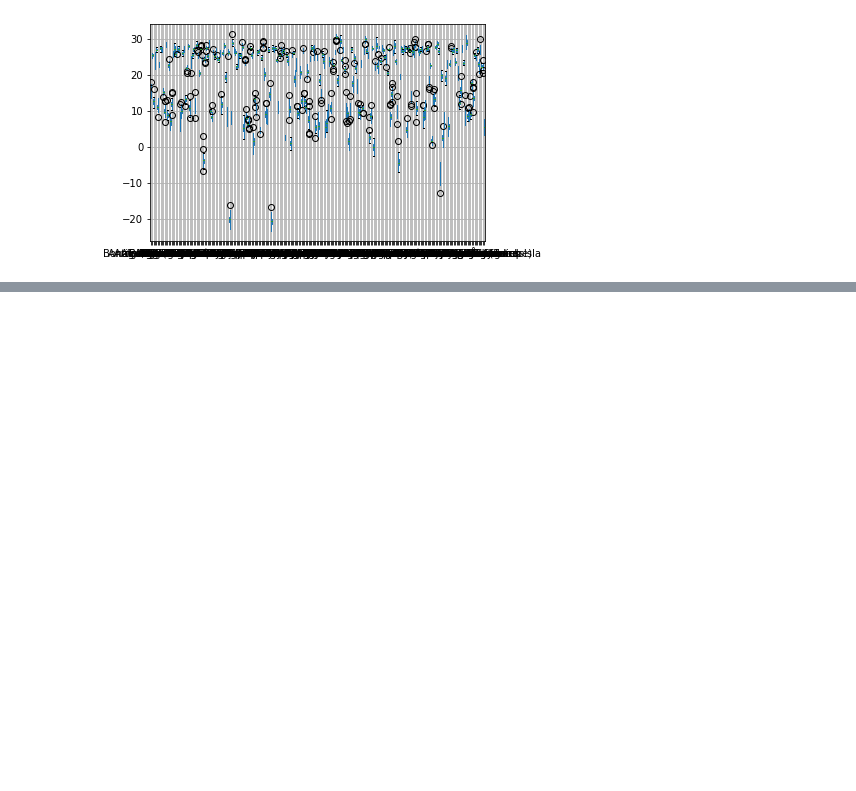
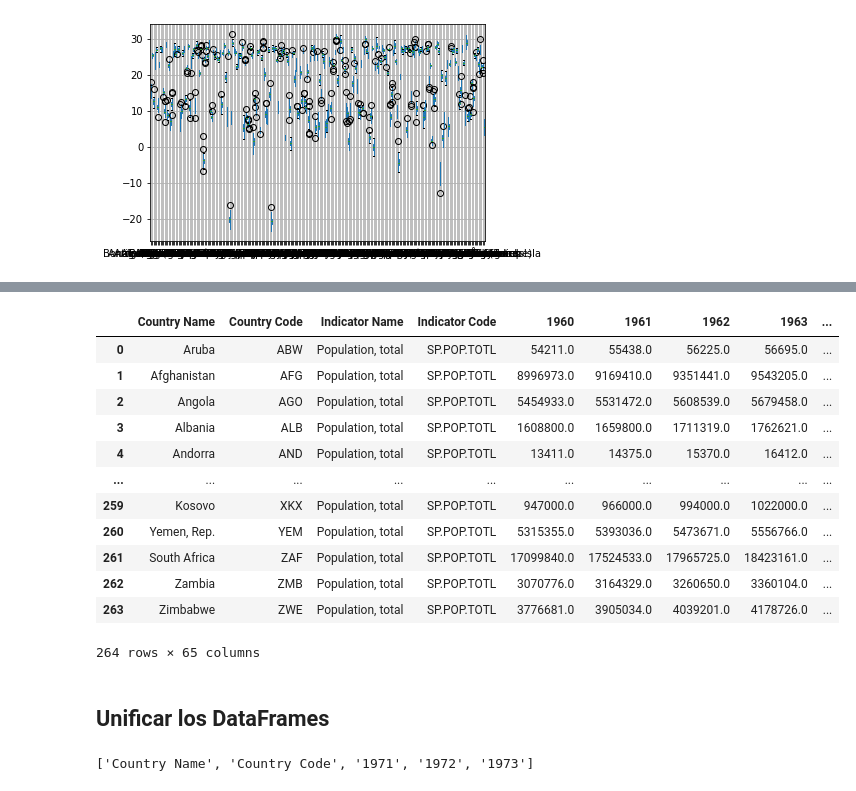
Before and after one commit to OscarABazanez/Manipulacion-y-Analisis-de-Datos-con-Pandas, a Jupyter notebook: rutina-tipica0manejo-de-datos.ipynb, the cells around one changed output, grey strips where cells are left out. Drawn from its saved outputs; the diff is of its cells as text; code cells hidden in the pictures; blank space fills up the shorter version.

```diff
--- a/rutina-tipica0manejo-de-datos.ipynb
+++ b/rutina-tipica0manejo-de-datos.ipynb
@@ -252,0 +267,30 @@ df_t_pivot.T.sample(8).T.boxplot(rot=45)
+# %%
+df_agri = pd.read_csv('db/API_AG.LND.AGRI.K2_DS2_en_csv_v2_716226.csv',header=2)
+df_fore = pd.read_csv('db/API_AG.LND.FRST.K2_DS2_en_csv_v2_716262.csv',header=2)
+df_elec = pd.read_csv('db/API_EG.USE.ELEC.KH.PC_DS2_en_csv_v2_715482.csv',header=2)
+df_co2e = pd.read_csv('db/API_EN.ATM.CO2E.KT_DS2_en_csv_v2_713263.csv',header=2)
+df_popu = pd.read_csv('db/API_SP.POP.TOTL_DS2_en_csv_v2_713131.csv',header=2)
+df_popu
+# %% [output]
+|  | Country Name | Country Code | Indicator Name | Indicator Code | 1960 | 1961 | 1962 | 1963 | ... |
+| 0 | Aruba | ABW | Population, total | SP.POP.TOTL | 54211.0 | 55438.0 | 56225.0 | 56695.0 | ... |
+| 1 | Afghanistan | AFG | Population, total | SP.POP.TOTL | 8996973.0 | 9169410.0 | 9351441.0 | 9543205.0 | ... |
+| 2 | Angola | AGO | Population, total | SP.POP.TOTL | 5454933.0 | 5531472.0 | 5608539.0 | 5679458.0 | ... |
+| 3 | Albania | ALB | Population, total | SP.POP.TOTL | 1608800.0 | 1659800.0 | 1711319.0 | 1762621.0 | ... |
+| 4 | Andorra | AND | Population, total | SP.POP.TOTL | 13411.0 | 14375.0 | 15370.0 | 16412.0 | ... |
+| ... | ... | ... | ... | ... | ... | ... | ... | ... | ... |
+| 259 | Kosovo | XKX | Population, total | SP.POP.TOTL | 947000.0 | 966000.0 | 994000.0 | 1022000.0 | ... |
+| 260 | Yemen, Rep. | YEM | Population, total | SP.POP.TOTL | 5315355.0 | 5393036.0 | 5473671.0 | 5556766.0 | ... |
+| 261 | South Africa | ZAF | Population, total | SP.POP.TOTL | 17099840.0 | 17524533.0 | 17965725.0 | 18423161.0 | ... |
+| 262 | Zambia | ZMB | Population, total | SP.POP.TOTL | 3070776.0 | 3164329.0 | 3260650.0 | 3360104.0 | ... |
+| 263 | Zimbabwe | ZWE | Population, total | SP.POP.TOTL | 3776681.0 | 3905034.0 | 4039201.0 | 4178726.0 | ... |
+264 rows × 65 columns
+# %% [markdown]
+## Unificar los DataFrames
+# %%
+range_year = range(1971,2015)
+map(str,range_year)
+cols = ['Country Name','Country Code'] + list(map(str,range(1971,2015)))
+cols[:5]
+# %% [output]
+['Country Name', 'Country Code', '1971', '1972', '1973']
```
Also changed, not shown: parts of 12 cells of this notebook.
